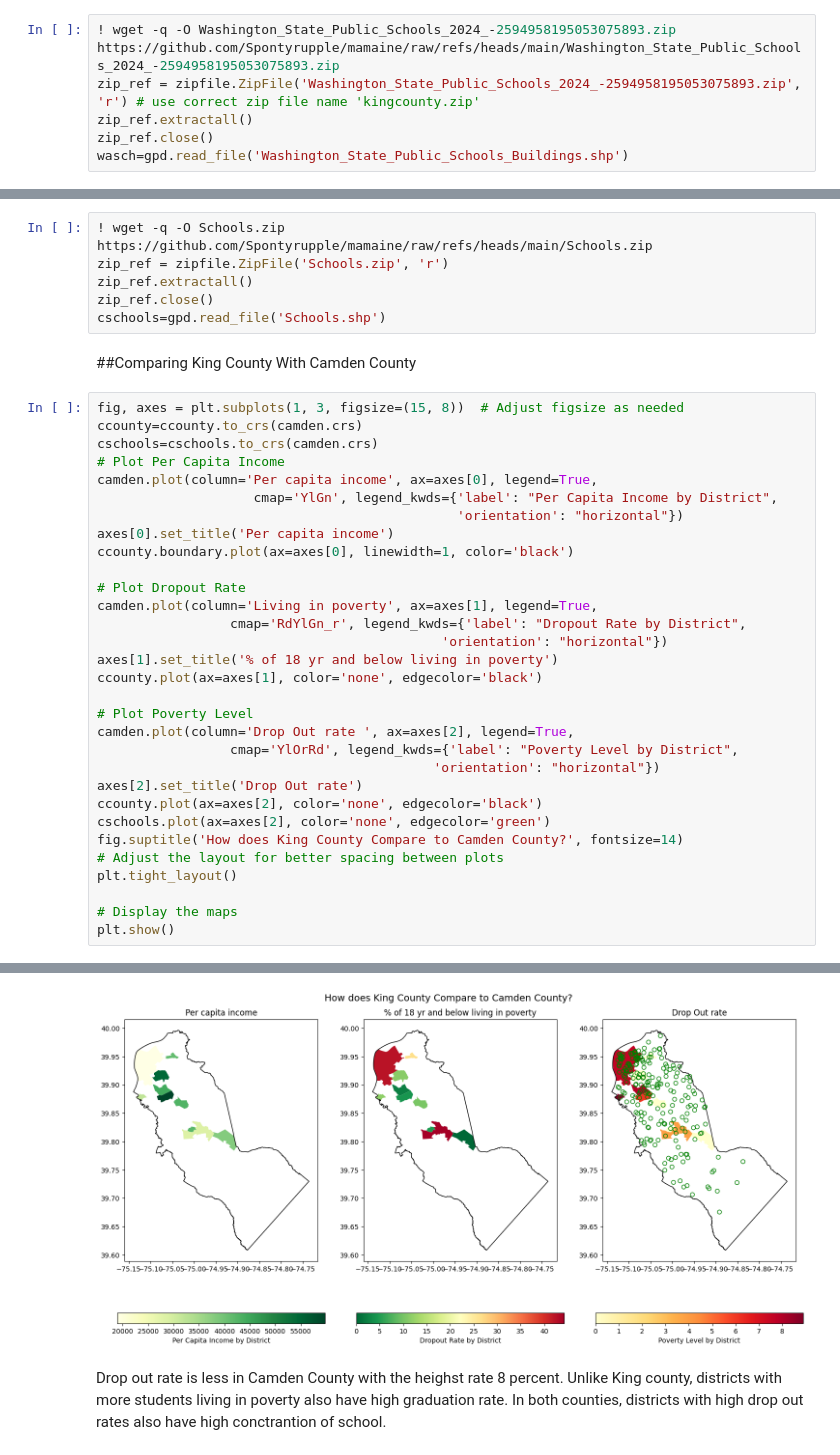
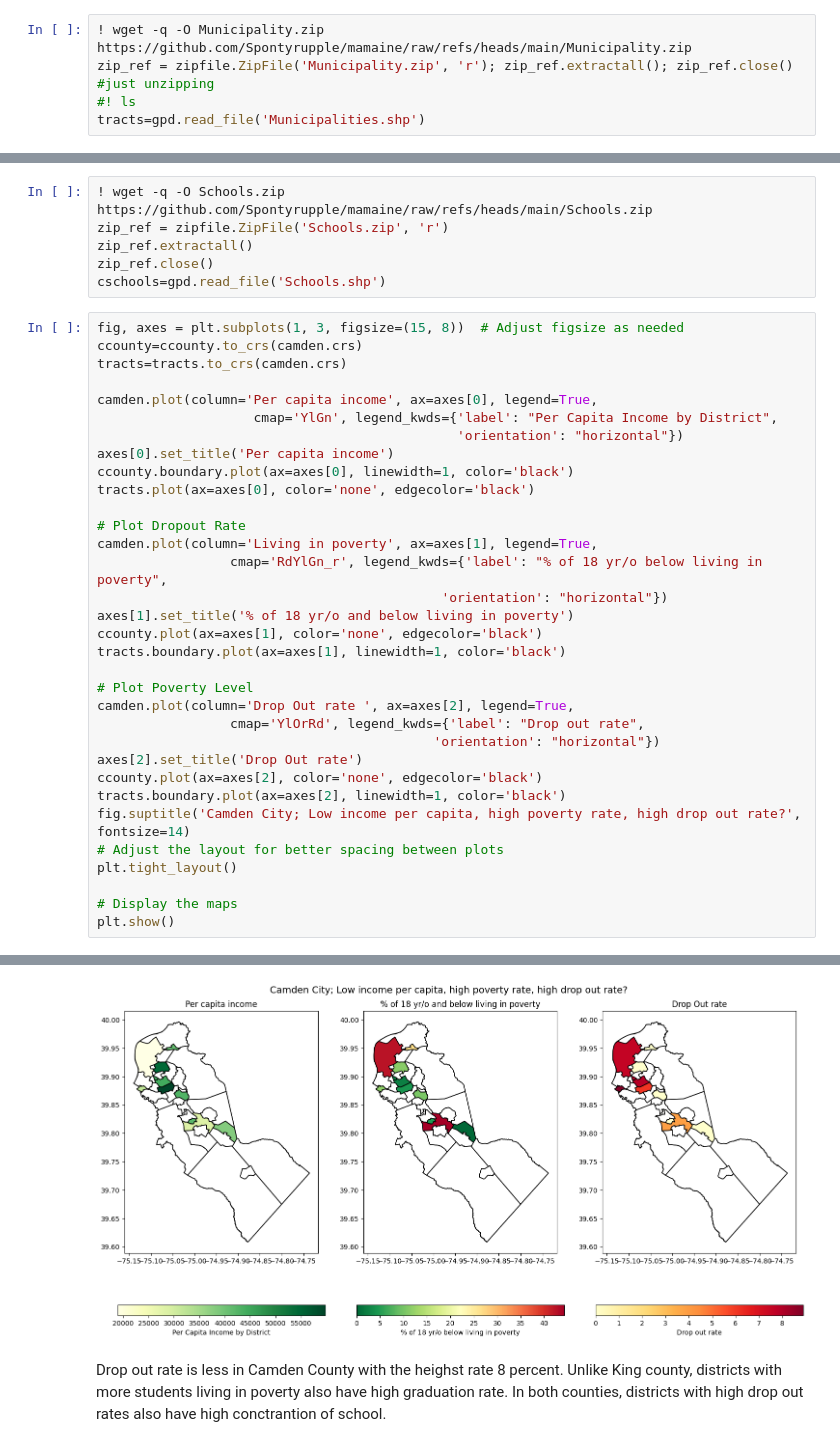
Before and after one commit to Spontyrupple/mamaine, a Jupyter notebook: king_county.ipynb, the cells around one changed output, grey strips where cells are left out. Saved outputs shown, nothing was run; the diff lists cells and outputs as text.

```diff
--- a/king_county.ipynb
+++ b/king_county.ipynb
@@ -508,8 +513,7 @@ Text(0.5, 1.0, 'Per capita income')
 # %% [markdown]
 Tukwila School District has the highest percentage of students experiencing homelessness, a relatively high number of children aged 18 years and below who are living in poverty, one of the lowest per capita income, and the highest drop out rate. Skykomish has the highest number of children living in poverty, but it has one of the lowest drop out rates. Mercer Island appears to be the opposite of Tukwila with low levels of homelessness and poverty, the highest per capita income and one of the lowest drop out rates. Zero homelessness means the count for enroled students experiencing homelessness was less than 10.
 # %%
-! wget -q -O Washington_State_Public_Schools_2024_-2594958195053075893.zip https://github.com/Spontyrupple/mamaine/raw/refs/heads/main/Washington_State_Public_Schools_2024_-2594958195053075893.zip
-zip_ref = zipfile.ZipFile('Washington_State_Public_Schools_2024_-2594958195053075893.zip', 'r') # use correct zip file name 'kingcounty.zip'
-zip_ref.extractall()
-zip_ref.close()
-wasch=gpd.read_file('Washington_State_Public_Schools_Buildings.shp')
+! wget -q -O Municipality.zip https://github.com/Spontyrupple/mamaine/raw/refs/heads/main/Municipality.zip
+zip_ref = zipfile.ZipFile('Municipality.zip', 'r'); zip_ref.extractall(); zip_ref.close() #just unzipping
+#! ls
+tracts=gpd.read_file('Municipalities.shp')
@@ -623,34 +557,34 @@ zip_ref = zipfile.ZipFile('Schools.zip', 'r')
 zip_ref.extractall()
 zip_ref.close()
 cschools=gpd.read_file('Schools.shp')
-# %% [markdown]
-##Comparing King County With Camden County
 # %%
 fig, axes = plt.subplots(1, 3, figsize=(15, 8))  # Adjust figsize as needed
 ccounty=ccounty.to_crs(camden.crs)
-cschools=cschools.to_crs(camden.crs)
-# Plot Per Capita Income
+tracts=tracts.to_crs(camden.crs)
+
 camden.plot(column='Per capita income', ax=axes[0], legend=True,
                     cmap='YlGn', legend_kwds={'label': "Per Capita Income by District",
                                               'orientation': "horizontal"})
 axes[0].set_title('Per capita income')
 ccounty.boundary.plot(ax=axes[0], linewidth=1, color='black')
+tracts.plot(ax=axes[0], color='none', edgecolor='black')
 
 # Plot Dropout Rate
 camden.plot(column='Living in poverty', ax=axes[1], legend=True,
-                 cmap='RdYlGn_r', legend_kwds={'label': "Dropout Rate by District",
+                 cmap='RdYlGn_r', legend_kwds={'label': "% of 18 yr/o below living in poverty",
                                             'orientation': "horizontal"})
-axes[1].set_title('% of 18 yr and below living in poverty')
+axes[1].set_title('% of 18 yr/o and below living in poverty')
 ccounty.plot(ax=axes[1], color='none', edgecolor='black')
+tracts.boundary.plot(ax=axes[1], linewidth=1, color='black')
 
 # Plot Poverty Level
 camden.plot(column='Drop Out rate ', ax=axes[2], legend=True,
-                 cmap='YlOrRd', legend_kwds={'label': "Poverty Level by District",
+                 cmap='YlOrRd', legend_kwds={'label': "Drop out rate",
                                            'orientation': "horizontal"})
 axes[2].set_title('Drop Out rate')
 ccounty.plot(ax=axes[2], color='none', edgecolor='black')
-cschools.plot(ax=axes[2], color='none', edgecolor='green')
-fig.suptitle('How does King County Compare to Camden County?', fontsize=14)
+tracts.boundary.plot(ax=axes[2], linewidth=1, color='black')
+fig.suptitle('Camden City; Low income per capita, high poverty rate, high drop out rate?', fontsize=14)
 # Adjust the layout for better spacing between plots
 plt.tight_layout()
 
@@ -671,3 +607,3 @@ Text(0.5, 0.98, 'How does King County Compare to Camden County?')
-[figure, old version]
+[figure, new version]
 # %% [markdown]
 Drop out rate is less in Camden County with the heighst rate 8 percent. Unlike King county, districts with more students living in poverty also have high graduation rate. In both counties, districts with high drop out rates also have high conctrantion of school.
```
Also changed, not shown: parts of 17 cells of this notebook.
